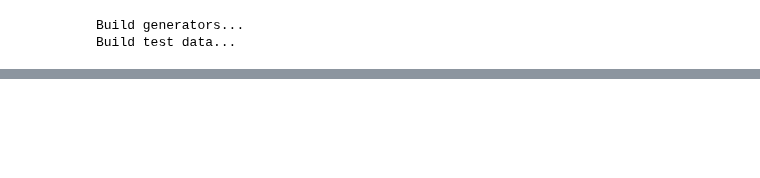
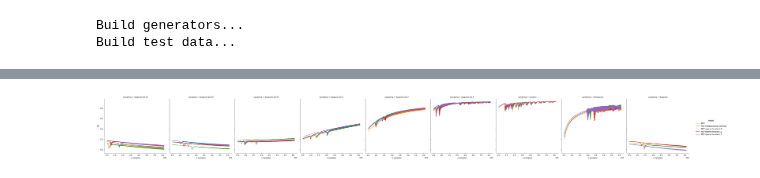
Before and after one commit to brendel-group/compositional-ood-generalization, a Jupyter notebook: regularizers.ipynb, the cells around one changed output, grey strips where cells are left out. Drawn from its saved outputs; the diff is of its cells as text; code cells hidden in the pictures; blank space fills up the shorter version.

```diff
--- a/regularizers.ipynb
+++ b/regularizers.ipynb
@@ -14,12 +14,16 @@ def get_generators(k: int, l: int, m: int, D: int=50) -> list[torch.nn.Module]:
 
 
 @torch.no_grad()
-def get_regression_targets(n:int, k: int, l: int, generators: list[torch.nn.Module], sample_mode: str='random', correlation: float=0) -> tuple[torch.Tensor, torch.Tensor]:
+def get_regression_targets(n:int, k: int, l: int, generators: list[torch.nn.Module], sample_mode: str='random', correlation: float=0, delta: float=0) -> tuple[torch.Tensor, torch.Tensor]:
     if sample_mode == 'random':
         z = torch.rand(n, k, l)
     elif sample_mode == 'diagonal':
-        z = torch.repeat_interleave(torch.rand(n, l), k, dim=0)
-        z = torch.reshape(z, (n, k, l))
+        z = torch.repeat_interleave(torch.rand(n, l), k, dim=0).reshape(n, k, l)
+        d = torch.rand(n, k, l) * 2 * delta - delta
+        z += d
+        z = z.clamp(0, 1)
+    elif sample_mode == 'off_diagonal':
+        pass
     elif sample_mode == 'orthogonal':
         _z = torch.rand(n, l)
         mask = torch.stack([torch.arange(n), torch.randint(k, (n, 1)).squeeze(dim=1)], dim=1).long()
@@ -308,7 +302,7 @@ print('Build generators...')
 g = get_generators(k, l, m)
 
 print('Build test data...')
-te_ds = Dataset(1000, k, l, g, 'random')
+te_ds = Dataset(1000, k, l, g, sample_mode='random')
 te_ldr = torch.utils.data.DataLoader(te_ds, batch_size=1000, shuffle=True)
 # %% [output]
 Build generators...
@@ -410,0 +382,12 @@ Train models...
+# %%
+import pickle as pk
+with open(r'res/202208031841_i1000_lr1_bs4096/df.pkl', 'rb') as f:
+    res_normal = pk.load(f)
+with open(r'res/202208031847_i1000_lr1_bs4096/df.pkl', 'rb') as f:
+    res_reged = pk.load(f)
+res_df = pd.concat([res_normal, res_reged])
+
+import seaborn as sb
+fg = sb.relplot(data=res_df.loc[(res_df['metric'] == 'test R²') & (res_df['n samples'] > 500000)], x='n samples', y='val', hue='model', col='sampling', kind='line')
+# %% [output]
+[figure, added]
```
Also changed, not shown: parts of 9 cells of this notebook, 10 other files.
